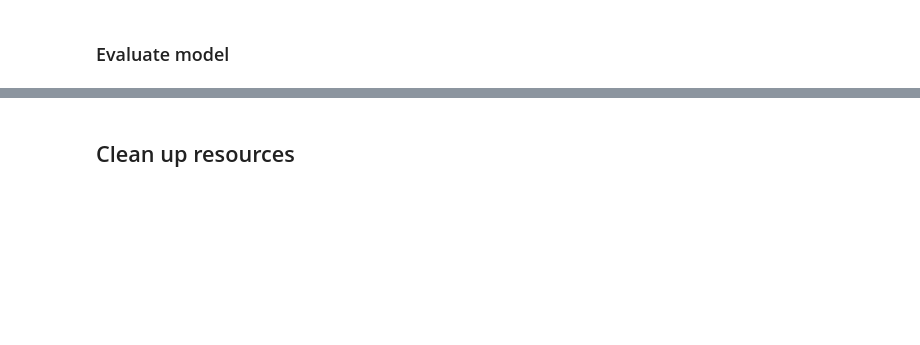
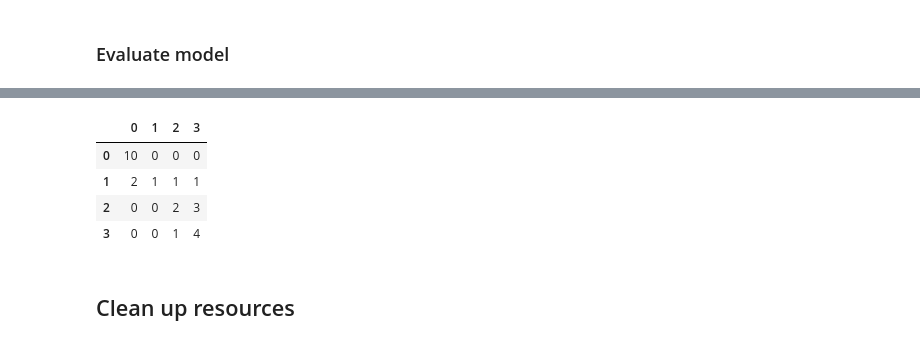
Before and after one commit to bressanmarcos/PlagiarismDetector, a Jupyter notebook: PlagiarismDetection.ipynb, the cells around one changed output, grey strips where cells are left out. Drawn from its saved outputs; the diff is of its cells as text; code cells hidden in the pictures; blank space fills up the shorter version.

```diff
--- a/PlagiarismDetection.ipynb
+++ b/PlagiarismDetection.ipynb
@@ -501,6 +791,9 @@ data_dir = 'plagiarism_data'
 
 # set prefix, a descriptive name for a directory
 prefix = 'plagiarism_project'
+
+# folder in S3 to save data to
+output_path = f's3://{bucket}/{prefix}/output'
 # %%
 # upload all data to S3
 s3_path = sagemaker_session.upload_data(key_prefix=prefix, bucket=bucket, path=data_dir)
@@ -582,3 +910,18 @@ print(test_y.values)
+# %%
+prediction_matrix = pd.DataFrame(np.zeros((4,4), int))
+
+for real, pred in zip(test_y, test_y_preds):
+    prediction_matrix.iloc[real, pred] += 1
+
+# Row: true label,
+# Column: predicted label
+prediction_matrix
+# %% [output]
+|  | 0 | 1 | 2 | 3 |
+| 0 | 10 | 0 | 0 | 0 |
+| 1 | 2 | 1 | 1 | 1 |
+| 2 | 0 | 0 | 2 | 3 |
+| 3 | 0 | 0 | 1 | 4 |
 # %% [markdown]
 ## Clean up resources
 # %%
```
Also changed, not shown: parts of 31 cells of this notebook.
